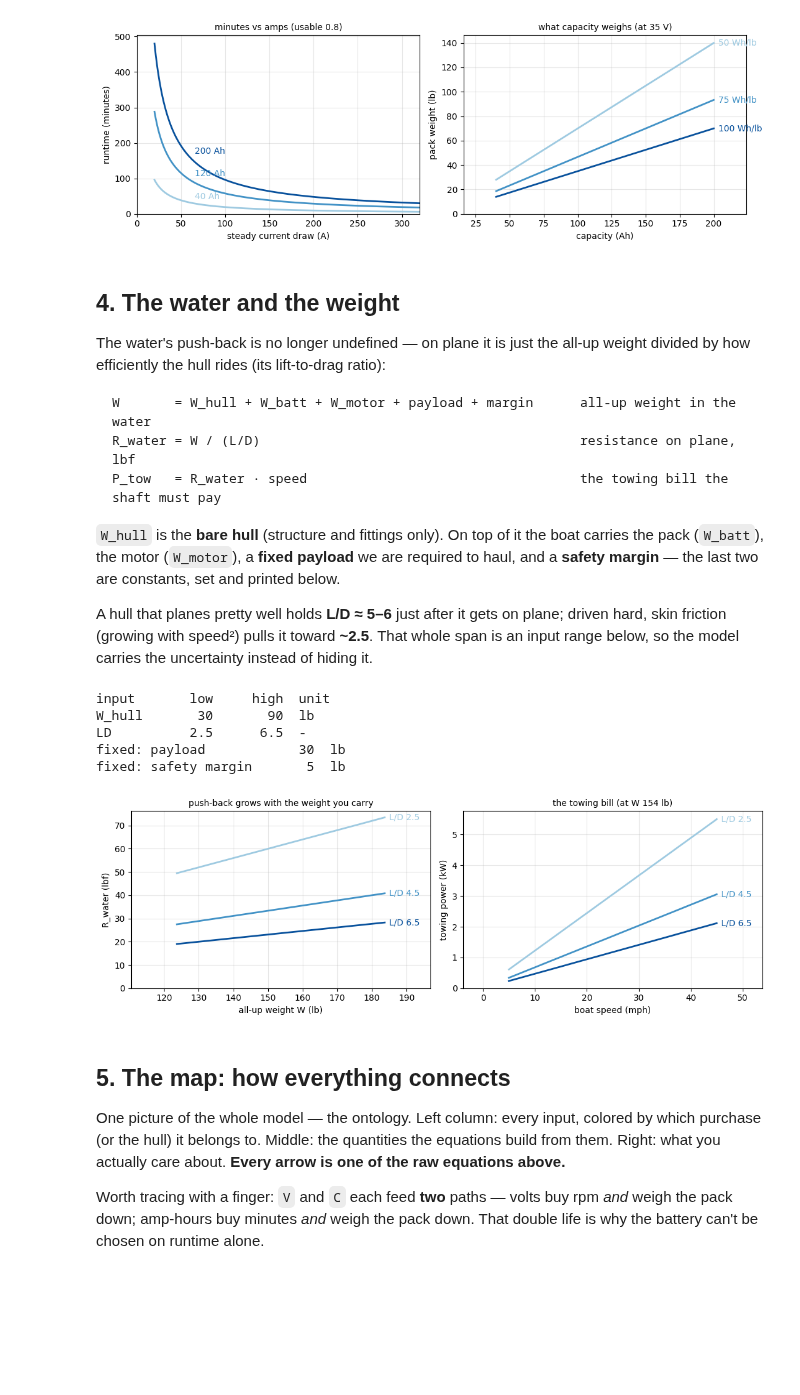
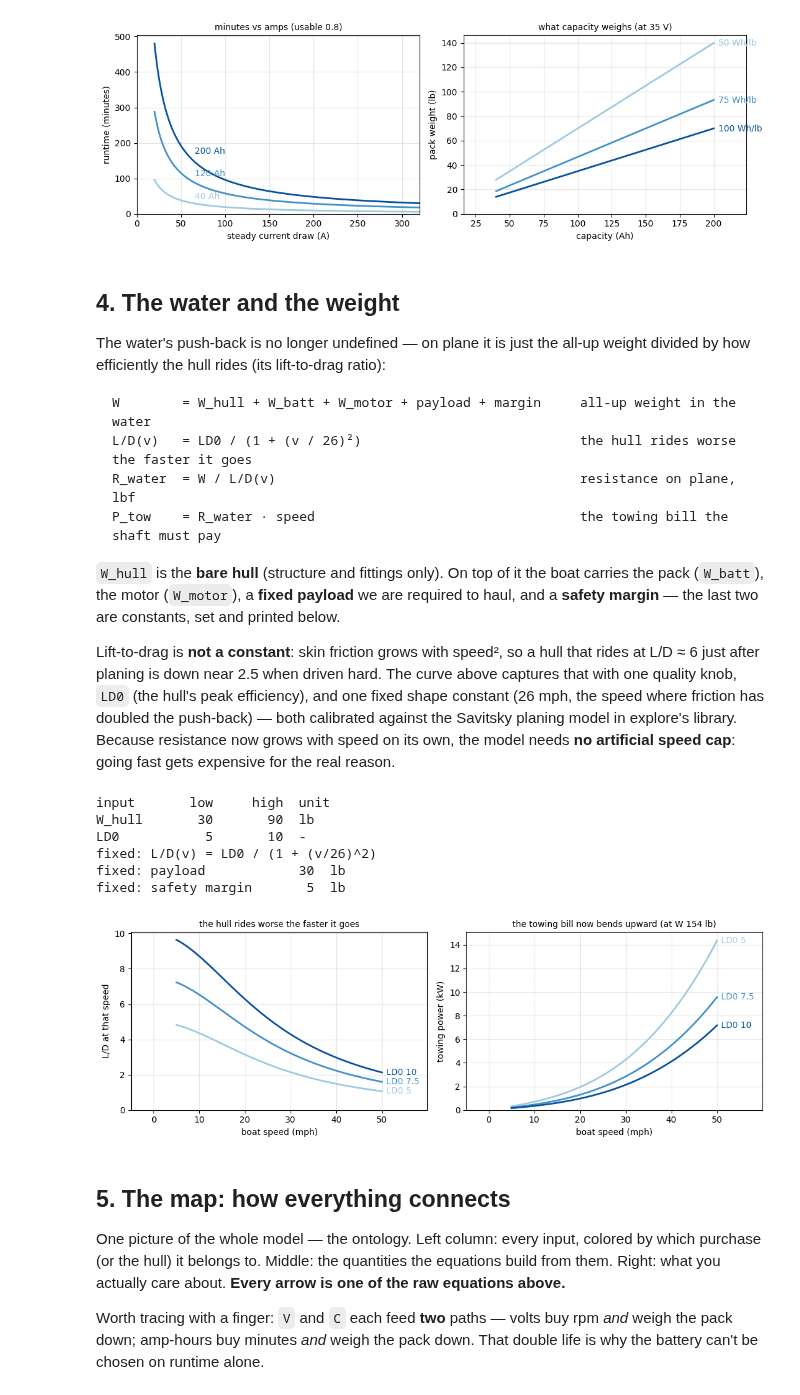
Before and after one commit to MarMar888/haav-modeling, a Jupyter notebook: willmarley.ipynb, the cells around one changed output. Drawn from its saved outputs; the diff is of its cells as text; code cells hidden in the pictures; blank space fills up the shorter version.

````diff
--- a/willmarley.ipynb
+++ b/willmarley.ipynb
@@ -277,66 +277,74 @@ The water's push-back is no longer undefined — on plane it is just the all-up
 divided by how efficiently the hull rides (its lift-to-drag ratio):
 
 ```text
-W       = W_hull + W_batt + W_motor + payload + margin      all-up weight in the water
-R_water = W / (L/D)                                         resistance on plane, lbf
-P_tow   = R_water · speed                                   the towing bill the shaft must pay
+W        = W_hull + W_batt + W_motor + payload + margin     all-up weight in the water
+L/D(v)   = LD0 / (1 + (v / 26)²)                            the hull rides worse the faster it goes
+R_water  = W / L/D(v)                                       resistance on plane, lbf
+P_tow    = R_water · speed                                  the towing bill the shaft must pay
 ```
 
 `W_hull` is the **bare hull** (structure and fittings only). On top of it the boat carries
 the pack (`W_batt`), the motor (`W_motor`), a **fixed payload** we are required to haul,
 and a **safety margin** — the last two are constants, set and printed below.
 
-A hull that planes pretty well holds **L/D ≈ 5–6** just after it gets on plane; driven
-hard, skin friction (growing with speed²) pulls it toward **~2.5**. That whole span is an
-input range below, so the model carries the uncertainty instead of hiding it.
+Lift-to-drag is **not a constant**: skin friction grows with speed², so a hull that rides
+at L/D ≈ 6 just after planing is down near 2.5 when driven hard. The curve above captures
+that with one quality knob, `LD0` (the hull's peak efficiency), and one fixed shape
+constant (26 mph, the speed where friction has doubled the push-back) — both calibrated
+against the Savitsky planing model in explore's library. Because resistance now grows with
+speed on its own, the model needs **no artificial speed cap**: going fast gets expensive
+for the real reason.
 # %%
 HULL_BOUNDS = {
     "W_hull": (30.0, 90.0),
-    "LD":     (2.5, 6.5),
+    "LD0":    (5.0, 10.0),
 }
-HULL_UNITS = {"W_hull": "lb", "LD": "-"}
+HULL_UNITS = {"W_hull": "lb", "LD0": "-"}
 show_bounds(HULL_BOUNDS, HULL_UNITS)
+V_LD_HALF = 26.0  # mph at which friction has doubled the push-back (Savitsky cross-check)
+print(f"fixed: L/D(v) = LD0 / (1 + (v/{V_LD_HALF:g})^2)")
 
 W_FIXED = {"payload": 30.0, "safety margin": 5.0}  # lb, carried no matter what
 W_FIXED_LB = sum(W_FIXED.values())
 for name, v in W_FIXED.items():
     print(f"fixed: {name:<14}{v:>7g}  lb")
 
 e_mid = sum(BATT_BOUNDS["e_batt"]) / 2
 C_mid = sum(BATT_BOUNDS["C"]) / 2
 W_batt_mid = C_mid * V_mid / e_mid
 Wm_mid = sum(MOTOR_BOUNDS["W_motor"]) / 2
 W_extra = W_batt_mid + Wm_mid + W_FIXED_LB
 W_span = np.linspace(HULL_BOUNDS["W_hull"][0] + W_extra,
                      HULL_BOUNDS["W_hull"][1] + W_extra, 100)
 W_mid = W_span.mean()
 
 fig, (ax1, ax2) = plt.subplots(1, 2, figsize=(11, 3.8))
-for LD, color in zip(lo_mid_hi(HULL_BOUNDS, "LD"), SEQ):
-    ax1.plot(W_span, W_span / LD, color=color, lw=2)
-    ax1.annotate(f"L/D {LD:g}", (W_span[-1], W_span[-1] / LD),
+v = np.linspace(5, 50, 100)
+for LD0, color in zip(lo_mid_hi(HULL_BOUNDS, "LD0"), SEQ):
+    ax1.plot(v, LD0 / (1 + (v / V_LD_HALF) ** 2), color=color, lw=2)
+    ax1.annotate(f"LD0 {LD0:g}", (v[-1], LD0 / (1 + (v[-1] / V_LD_HALF) ** 2)),
                  xytext=(5, 0), textcoords="offset points", color=color, va="center")
-v = np.linspace(5, 45, 100)
-for LD, color in zip(lo_mid_hi(HULL_BOUNDS, "LD"), SEQ):
-    R_N = (W_mid / LD) * 4.4482
+for LD0, color in zip(lo_mid_hi(HULL_BOUNDS, "LD0"), SEQ):
+    R_N = (W_mid / (LD0 / (1 + (v / V_LD_HALF) ** 2))) * 4.4482
     ax2.plot(v, R_N * v * 0.44704 / 1000, color=color, lw=2)
-    ax2.annotate(f"L/D {LD:g}", (v[-1], R_N * v[-1] * 0.44704 / 1000),
+    ax2.annotate(f"LD0 {LD0:g}", (v[-1], R_N[-1] * v[-1] * 0.44704 / 1000),
                  xytext=(5, 0), textcoords="offset points", color=color, va="center")
-ax1.set_xlabel("all-up weight W (lb)"); ax1.set_ylabel("R_water (lbf)")
-ax1.set_title("push-back grows with the weight you carry", fontsize=10)
+ax1.set_xlabel("boat speed (mph)"); ax1.set_ylabel("L/D at that speed")
+ax1.set_title("the hull rides worse the faster it goes", fontsize=10)
 ax2.set_xlabel("boat speed (mph)"); ax2.set_ylabel("towing power (kW)")
-ax2.set_title(f"the towing bill (at W {W_mid:.0f} lb)", fontsize=10)
+ax2.set_title(f"the towing bill now bends upward (at W {W_mid:.0f} lb)", fontsize=10)
 for ax in (ax1, ax2):
     ax.grid(alpha=0.3); ax.set_ylim(bottom=0)
     ax.margins(x=0.22)
 plt.tight_layout(); plt.show()
 # %% [output]
 input       low     high  unit
 W_hull       30       90  lb
-LD          2.5      6.5  -
+LD0           5       10  -
+fixed: L/D(v) = LD0 / (1 + (v/26)^2)
 fixed: payload            30  lb
 fixed: safety margin       5  lb
-[figure, old version]
+[figure, new version]
 # %% [markdown]
 ## 5. The map: how everything connects
 
````
Also changed, not shown: parts of 14 cells of this notebook, 3 other files.
